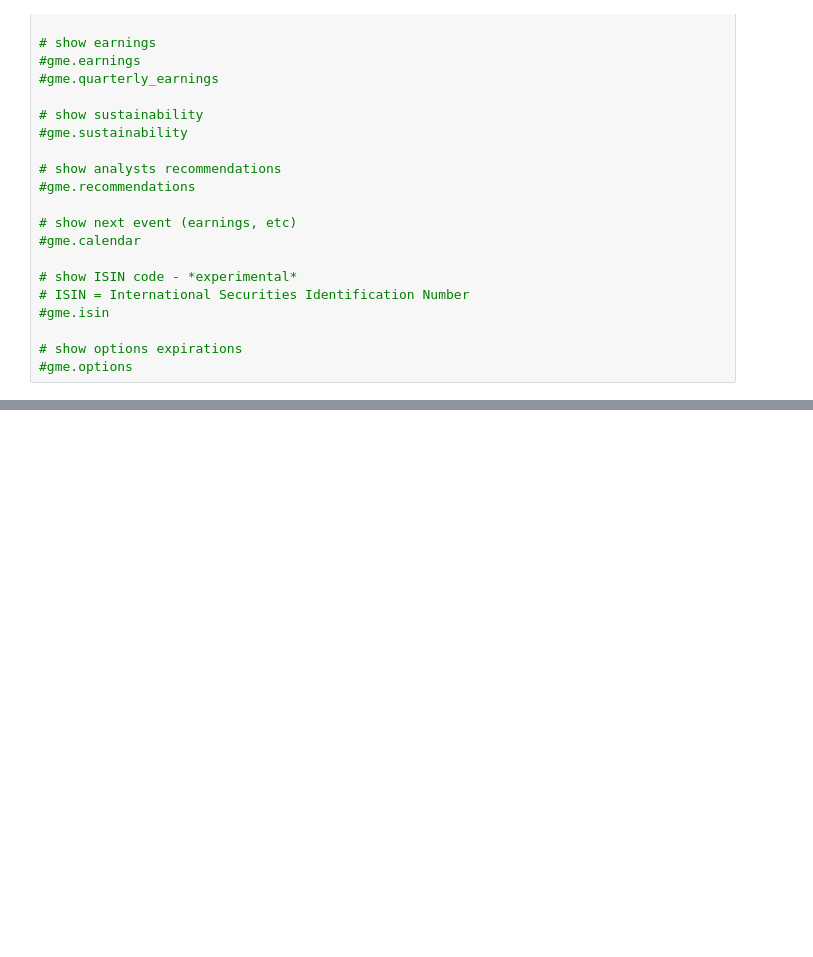
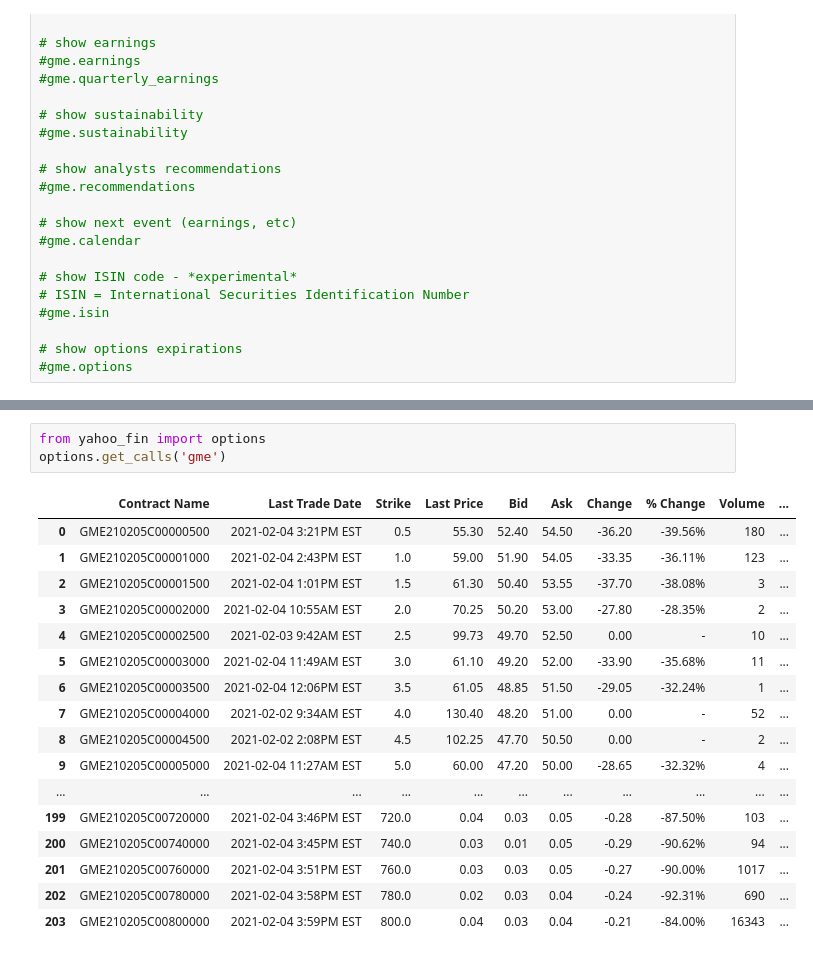
Before and after one commit to The-Short-Squeeze/GameStop-Data, a Jupyter notebook: gme-yfinance.ipynb, the cells around one changed output, grey strips where cells are left out. Cells and saved outputs as stored; diff of their text form; blank space fills up the shorter version.

```diff
--- a/gme-yfinance.ipynb
+++ b/gme-yfinance.ipynb
@@ -280,0 +439,21 @@ gme.calendar
+# %%
+from yahoo_fin import options
+options.get_calls('gme')
+# %% [output]
+|  | Contract Name | Last Trade Date | Strike | Last Price | Bid | Ask | Change | % Change | Volume | ... |
+| 0 | GME210205C00000500 | 2021-02-04 3:21PM EST | 0.5 | 55.30 | 52.40 | 54.50 | -36.20 | -39.56% | 180 | ... |
+| 1 | GME210205C00001000 | 2021-02-04 2:43PM EST | 1.0 | 59.00 | 51.90 | 54.05 | -33.35 | -36.11% | 123 | ... |
+| 2 | GME210205C00001500 | 2021-02-04 1:01PM EST | 1.5 | 61.30 | 50.40 | 53.55 | -37.70 | -38.08% | 3 | ... |
+| 3 | GME210205C00002000 | 2021-02-04 10:55AM EST | 2.0 | 70.25 | 50.20 | 53.00 | -27.80 | -28.35% | 2 | ... |
+| 4 | GME210205C00002500 | 2021-02-03 9:42AM EST | 2.5 | 99.73 | 49.70 | 52.50 | 0.00 | - | 10 | ... |
+| 5 | GME210205C00003000 | 2021-02-04 11:49AM EST | 3.0 | 61.10 | 49.20 | 52.00 | -33.90 | -35.68% | 11 | ... |
+| 6 | GME210205C00003500 | 2021-02-04 12:06PM EST | 3.5 | 61.05 | 48.85 | 51.50 | -29.05 | -32.24% | 1 | ... |
+| 7 | GME210205C00004000 | 2021-02-02 9:34AM EST | 4.0 | 130.40 | 48.20 | 51.00 | 0.00 | - | 52 | ... |
+| 8 | GME210205C00004500 | 2021-02-02 2:08PM EST | 4.5 | 102.25 | 47.70 | 50.50 | 0.00 | - | 2 | ... |
+| 9 | GME210205C00005000 | 2021-02-04 11:27AM EST | 5.0 | 60.00 | 47.20 | 50.00 | -28.65 | -32.32% | 4 | ... |
+| ... | ... | ... | ... | ... | ... | ... | ... | ... | ... | ... |
+| 199 | GME210205C00720000 | 2021-02-04 3:46PM EST | 720.0 | 0.04 | 0.03 | 0.05 | -0.28 | -87.50% | 103 | ... |
+| 200 | GME210205C00740000 | 2021-02-04 3:45PM EST | 740.0 | 0.03 | 0.01 | 0.05 | -0.29 | -90.62% | 94 | ... |
+| 201 | GME210205C00760000 | 2021-02-04 3:51PM EST | 760.0 | 0.03 | 0.03 | 0.05 | -0.27 | -90.00% | 1017 | ... |
+| 202 | GME210205C00780000 | 2021-02-04 3:58PM EST | 780.0 | 0.02 | 0.03 | 0.04 | -0.24 | -92.31% | 690 | ... |
+| 203 | GME210205C00800000 | 2021-02-04 3:59PM EST | 800.0 | 0.04 | 0.03 | 0.04 | -0.21 | -84.00% | 16343 | ... |
```
Also changed, not shown: parts of 23 cells of this notebook.
